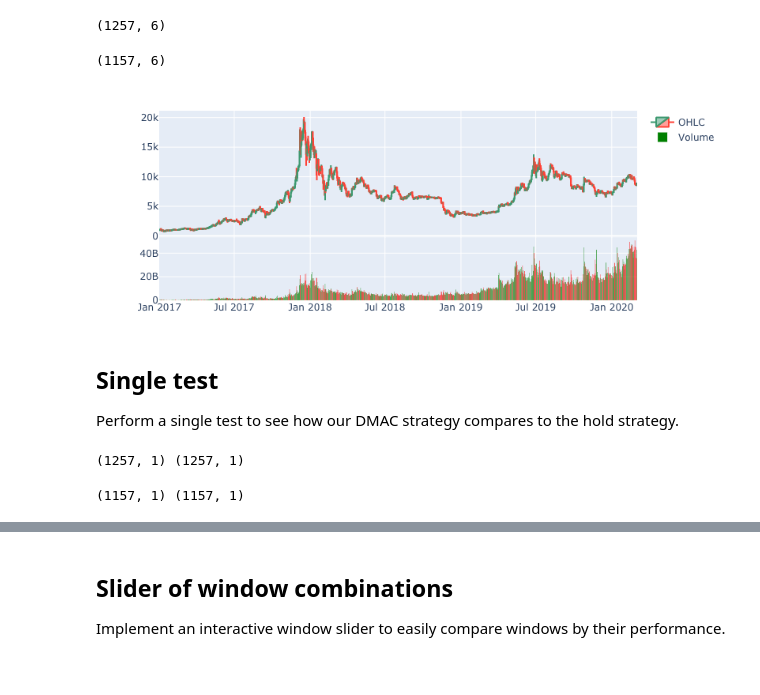
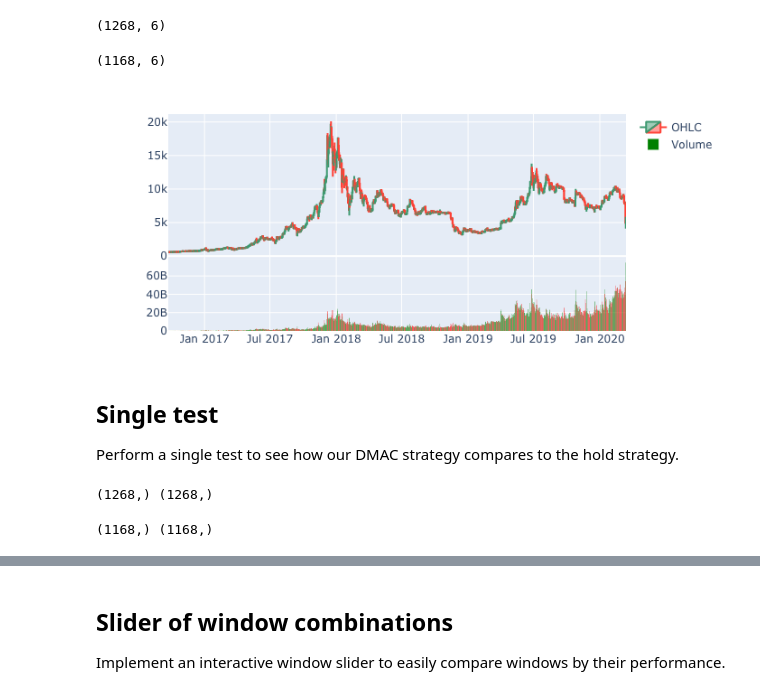
Before and after one commit to polakowo/vectorbt, a Jupyter notebook: examples/Bitcoin_DMAC.ipynb, the cells around one changed output, grey strips where cells are left out. Drawn from its saved outputs; the diff is of its cells as text; code cells hidden in the pictures.

```diff
--- a/examples/Bitcoin_DMAC.ipynb
+++ b/examples/Bitcoin_DMAC.ipynb
@@ -51,10 +51,11 @@ def download_coin_history(asset_name, start_date, end_date):
 # %%
 # df with buffer
 df_buf = download_coin_history(ASSET_NAME, START_DATE-BUFFER, END_DATE)
+df_buf = df_buf.astype(np.float64)
 
 print(df_buf.shape)
 # %% [output]
-(1257, 6)
+(1268, 6)
 # %%
 # df for analysis
 wo_buffer_mask = (df_buf.index >= START_DATE) & (df_buf.index <= END_DATE) # mask without buffer
@@ -63,15 +64,12 @@ df = df_buf.loc[wo_buffer_mask, :]
 
 print(df.shape)
 # %% [output]
-(1157, 6)
+(1168, 6)
 # %%
-# OHLCV class is for convenience to check and plot the OHLC data
-ohlcv_buf = vbt.OHLCV.from_df(df_buf)
-ohlcv = vbt.OHLCV.from_df(df)
-
-ohlcv.plot(index=df.index).show_png() # remove show_png() to display interactive chart!
+# Plot the OHLC data
+df_buf.vbt.ohlcv.plot().show_png() # remove show_png() to display interactive chart!
 # %% [output]
-[figure, old version]
+[figure, new version]
 # %% [markdown]
 ## Single test
 
@@ -82,15 +80,14 @@ SLOW_WINDOW = 22
 # %%
 # Pre-calculate running windows on data with time buffer
-dmac = vbt.DMAC(ohlcv_buf.open, FAST_WINDOW, SLOW_WINDOW)
+dmac = vbt.DMAC(df_buf['Open'], FAST_WINDOW, SLOW_WINDOW)
 
 print(dmac.fast.shape, dmac.slow.shape)
 # %% [output]
-(1257, 1) (1257, 1)
+(1268,) (1268,)
 # %%
 # Remove the time buffer
-dmac.fast = dmac.fast[wo_buffer_mask, :]
-dmac.slow = dmac.slow[wo_buffer_mask, :]
+dmac = dmac[wo_buffer_mask]
 
 print(dmac.fast.shape, dmac.slow.shape)
 # %% [output]
-(1157, 1) (1157, 1)
+(1168,) (1168,)
```
Also changed, not shown: parts of 56 cells of this notebook, 14 other files.
